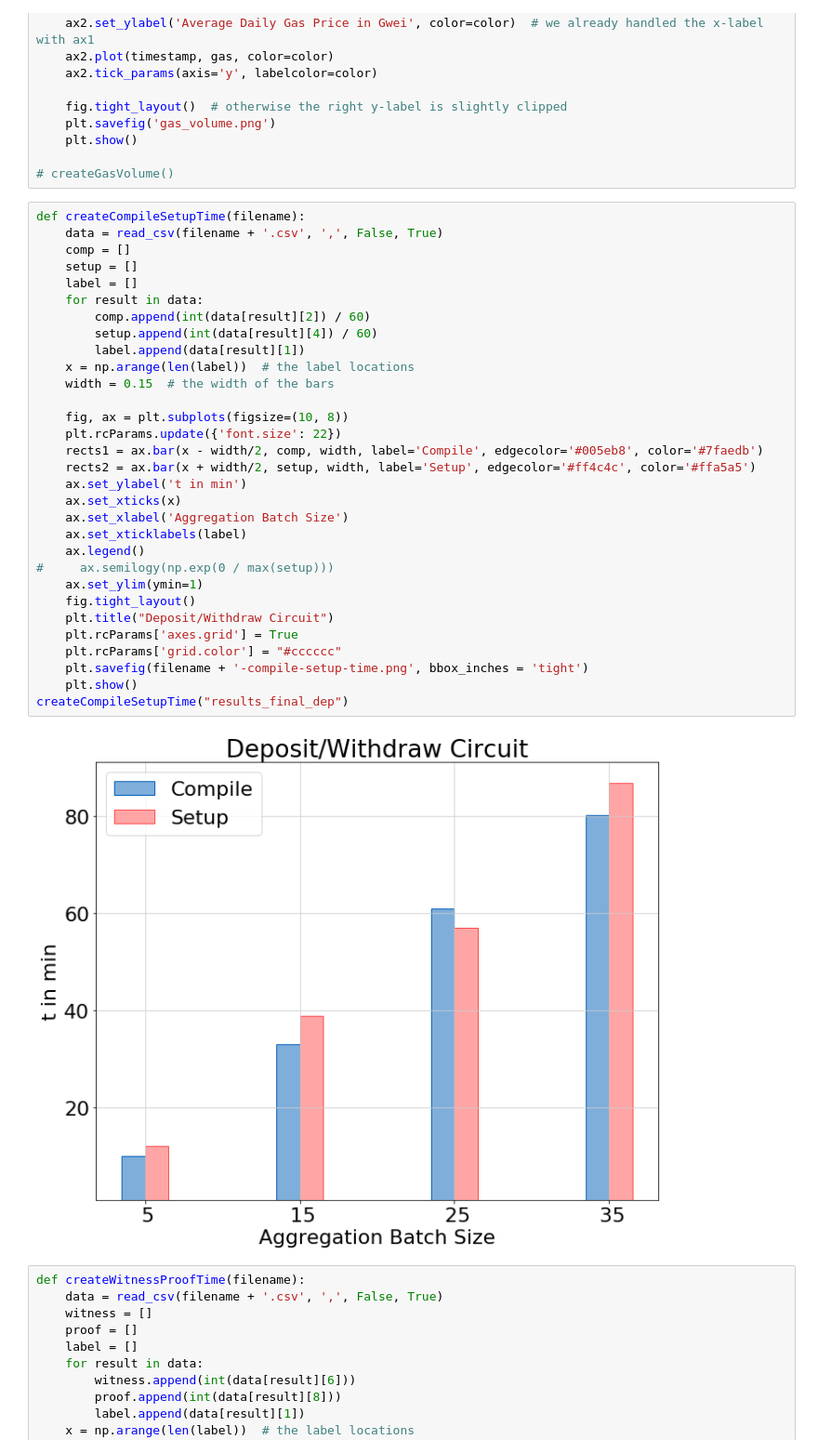
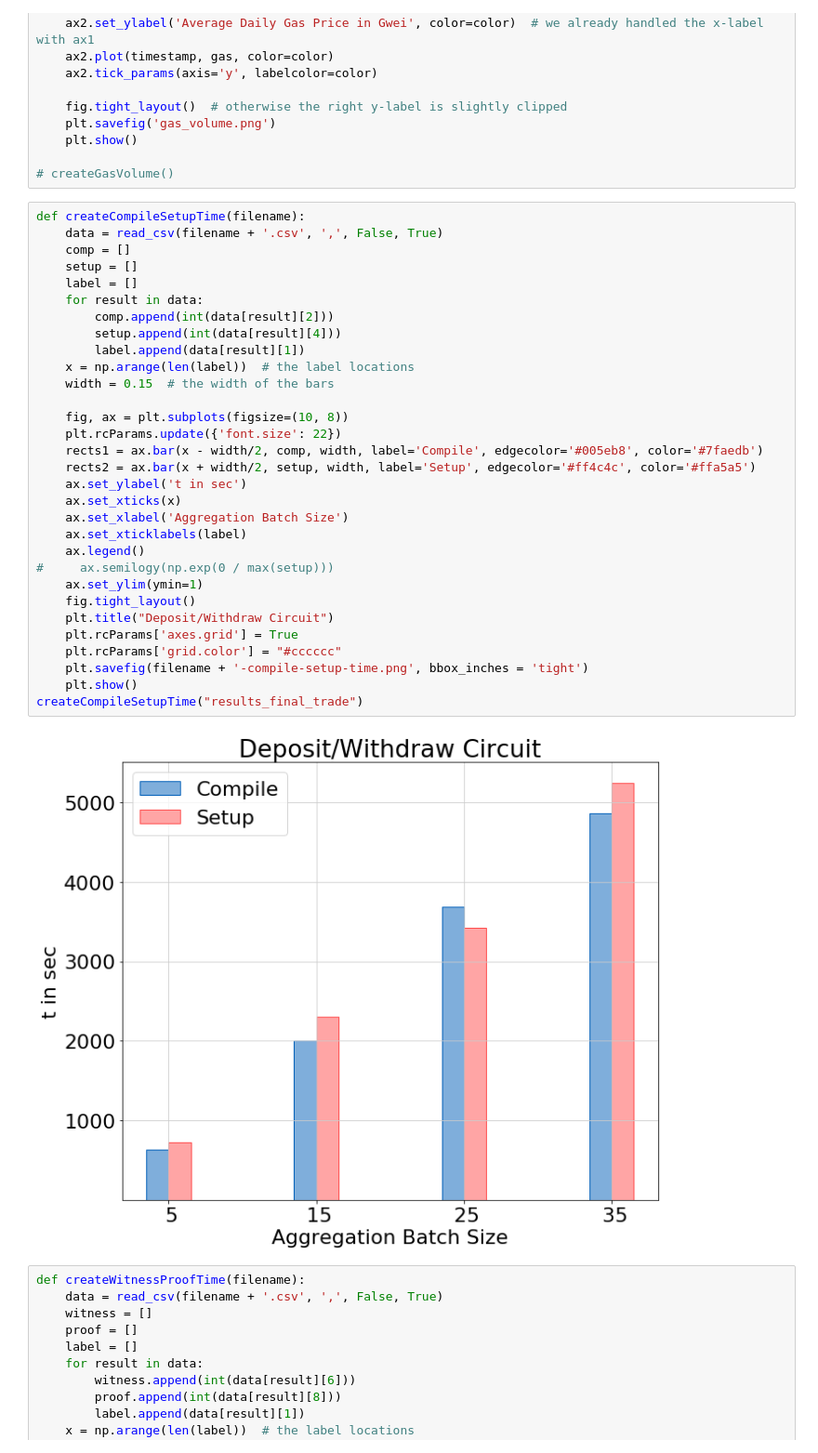
Before and after one commit to petscheit/bachelor, a Jupyter notebook: thesis/diagrams/Diagrams.ipynb, the cells around one changed output. Shown: that part at 93% size. Saved outputs shown, nothing was run; the diff lists cells and outputs as text.

Commit message:
finalizing results first draft

```diff
--- a/thesis/diagrams/Diagrams.ipynb
+++ b/thesis/diagrams/Diagrams.ipynb
@@ -66,36 +66,36 @@ def createGasVolume():
 # %%
 def createCompileSetupTime(filename):
     data = read_csv(filename + '.csv', ',', False, True)
     comp = []
     setup = []
     label = []
     for result in data:
-        comp.append(int(data[result][2]) / 60)
-        setup.append(int(data[result][4]) / 60)
+        comp.append(int(data[result][2]))
+        setup.append(int(data[result][4]))
         label.append(data[result][1])
     x = np.arange(len(label))  # the label locations
     width = 0.15  # the width of the bars
 
     fig, ax = plt.subplots(figsize=(10, 8))
     plt.rcParams.update({'font.size': 22})
     rects1 = ax.bar(x - width/2, comp, width, label='Compile', edgecolor='#005eb8', color='#7faedb')
     rects2 = ax.bar(x + width/2, setup, width, label='Setup', edgecolor='#ff4c4c', color='#ffa5a5')
-    ax.set_ylabel('t in min')
+    ax.set_ylabel('t in sec')
     ax.set_xticks(x)
     ax.set_xlabel('Aggregation Batch Size')
     ax.set_xticklabels(label)
     ax.legend()
 #     ax.semilogy(np.exp(0 / max(setup)))
     ax.set_ylim(ymin=1)
     fig.tight_layout()
     plt.title("Deposit/Withdraw Circuit")
     plt.rcParams['axes.grid'] = True
     plt.rcParams['grid.color'] = "#cccccc"
     plt.savefig(filename + '-compile-setup-time.png', bbox_inches = 'tight')
     plt.show()
-createCompileSetupTime("results_final_dep")
+createCompileSetupTime("results_final_trade")
 # %% [output]
-[figure, old version]
+[figure, new version]
 # %%
 def createWitnessProofTime(filename):
     data = read_csv(filename + '.csv', ',', False, True)
```
Also changed, not shown: parts of 4 cells of this notebook, 35 other files.
